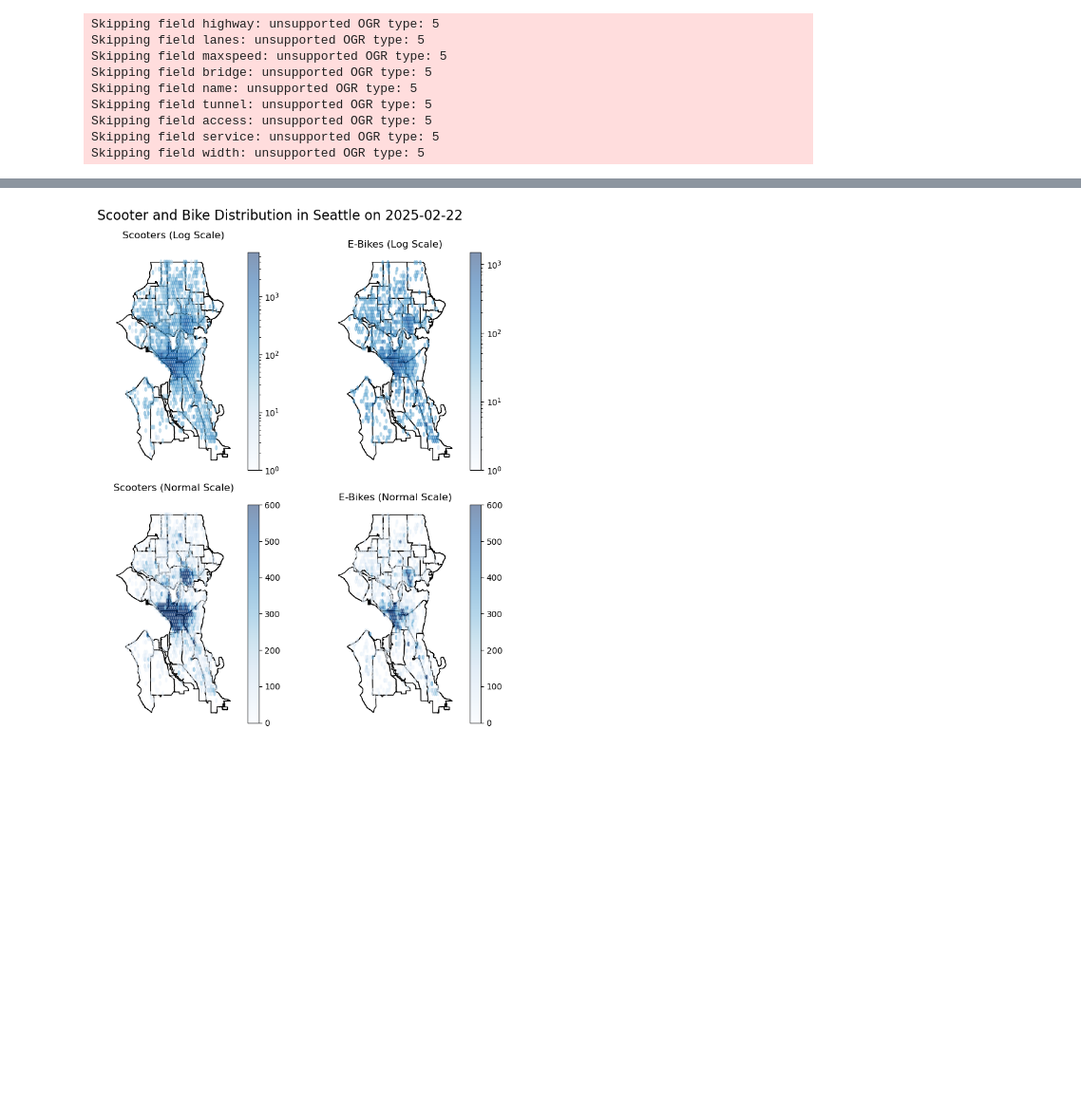
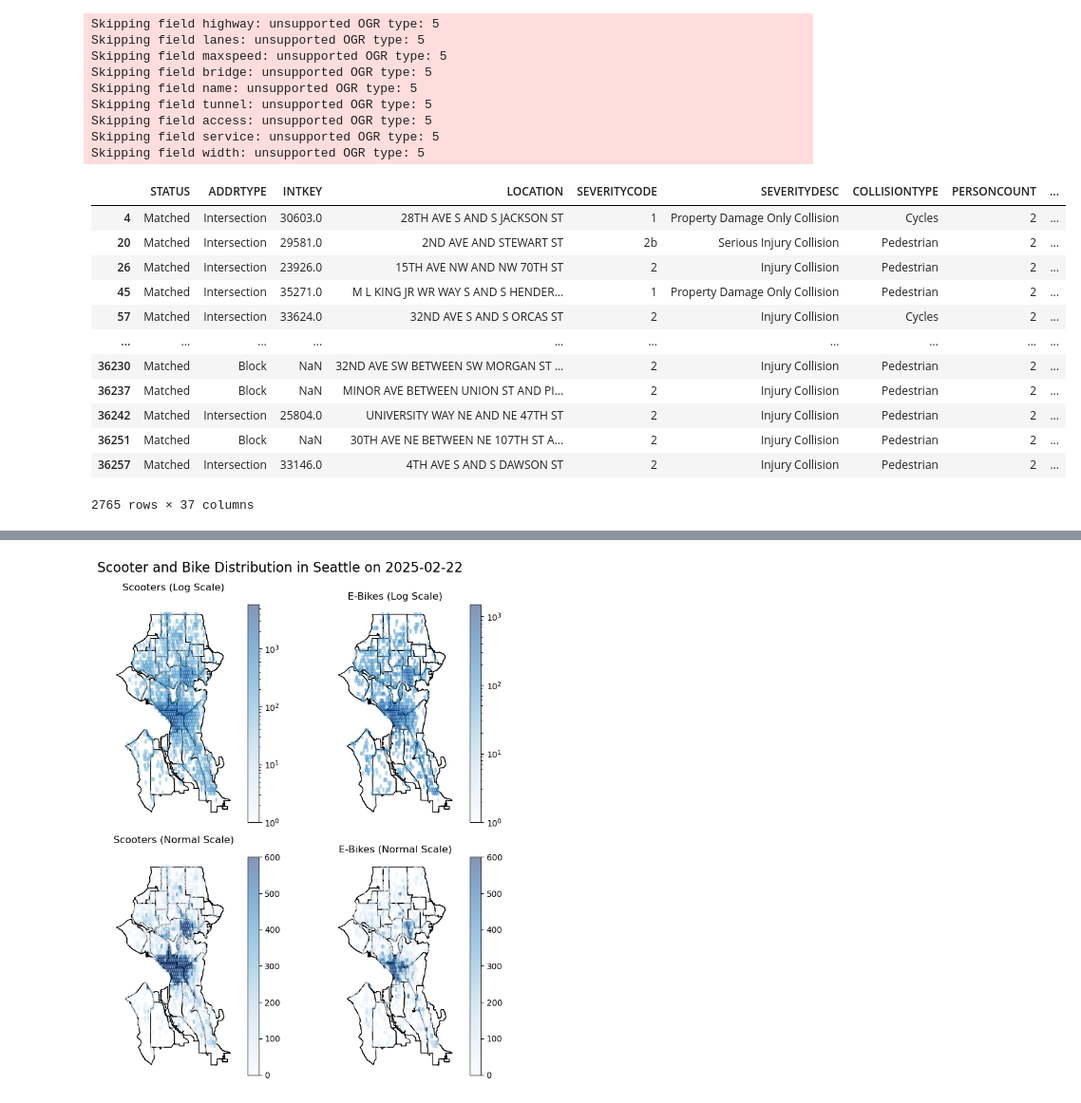
Before and after one commit to UW-GDA/seattle-micromobility, a Jupyter notebook: notebooks/bikeshare/bikeshare_hexbins.ipynb, the cells around one changed output, grey strips where cells are left out. Shown at 95% size. Cells and saved outputs as stored; diff of their text form; code cells hidden in the pictures; blank space fills up the shorter version.

```diff
--- a/notebooks/bikeshare/bikeshare_hexbins.ipynb
+++ b/notebooks/bikeshare/bikeshare_hexbins.ipynb
@@ -37,6 +37,24 @@ Skipping field tunnel: unsupported OGR type: 5
 Skipping field access: unsupported OGR type: 5
 Skipping field service: unsupported OGR type: 5
 Skipping field width: unsupported OGR type: 5
+# %%
+collisions_gdf = gpd.read_file(os.path.join("../../", "processed_data/seattle_collisions.geojson"), engine='pyogrio')
+SEATTLE_COLLISIONS_GDF = collisions_gdf[(collisions_gdf['PEDCOUNT'] > 0)|(collisions_gdf['PEDCYLCOUNT'] > 0)]
+SEATTLE_COLLISIONS_GDF
+# %% [output]
+|  | STATUS | ADDRTYPE | INTKEY | LOCATION | SEVERITYCODE | SEVERITYDESC | COLLISIONTYPE | PERSONCOUNT | ... |
+| 4 | Matched | Intersection | 30603.0 | 28TH AVE S AND S JACKSON ST | 1 | Property Damage Only Collision | Cycles | 2 | ... |
+| 20 | Matched | Intersection | 29581.0 | 2ND AVE AND STEWART ST | 2b | Serious Injury Collision | Pedestrian | 2 | ... |
+| 26 | Matched | Intersection | 23926.0 | 15TH AVE NW AND NW 70TH ST | 2 | Injury Collision | Pedestrian | 2 | ... |
+| 45 | Matched | Intersection | 35271.0 | M L KING JR WR WAY S AND S HENDER... | 1 | Property Damage Only Collision | Pedestrian | 2 | ... |
+| 57 | Matched | Intersection | 33624.0 | 32ND AVE S AND S ORCAS ST | 2 | Injury Collision | Cycles | 2 | ... |
+| ... | ... | ... | ... | ... | ... | ... | ... | ... | ... |
+| 36230 | Matched | Block | NaN | 32ND AVE SW BETWEEN SW MORGAN ST ... | 2 | Injury Collision | Pedestrian | 2 | ... |
+| 36237 | Matched | Block | NaN | MINOR AVE BETWEEN UNION ST AND PI... | 2 | Injury Collision | Pedestrian | 2 | ... |
+| 36242 | Matched | Intersection | 25804.0 | UNIVERSITY WAY NE AND NE 47TH ST | 2 | Injury Collision | Pedestrian | 2 | ... |
+| 36251 | Matched | Block | NaN | 30TH AVE NE BETWEEN NE 107TH ST A... | 2 | Injury Collision | Pedestrian | 2 | ... |
+| 36257 | Matched | Intersection | 33146.0 | 4TH AVE S AND S DAWSON ST | 2 | Injury Collision | Pedestrian | 2 | ... |
+2765 rows × 37 columns
 # %%
 def load_seattle_boundary(url: str) -> gpd.GeoDataFrame:
     """
```
Also changed, not shown: parts of 3 cells of this notebook, 4 other files.
